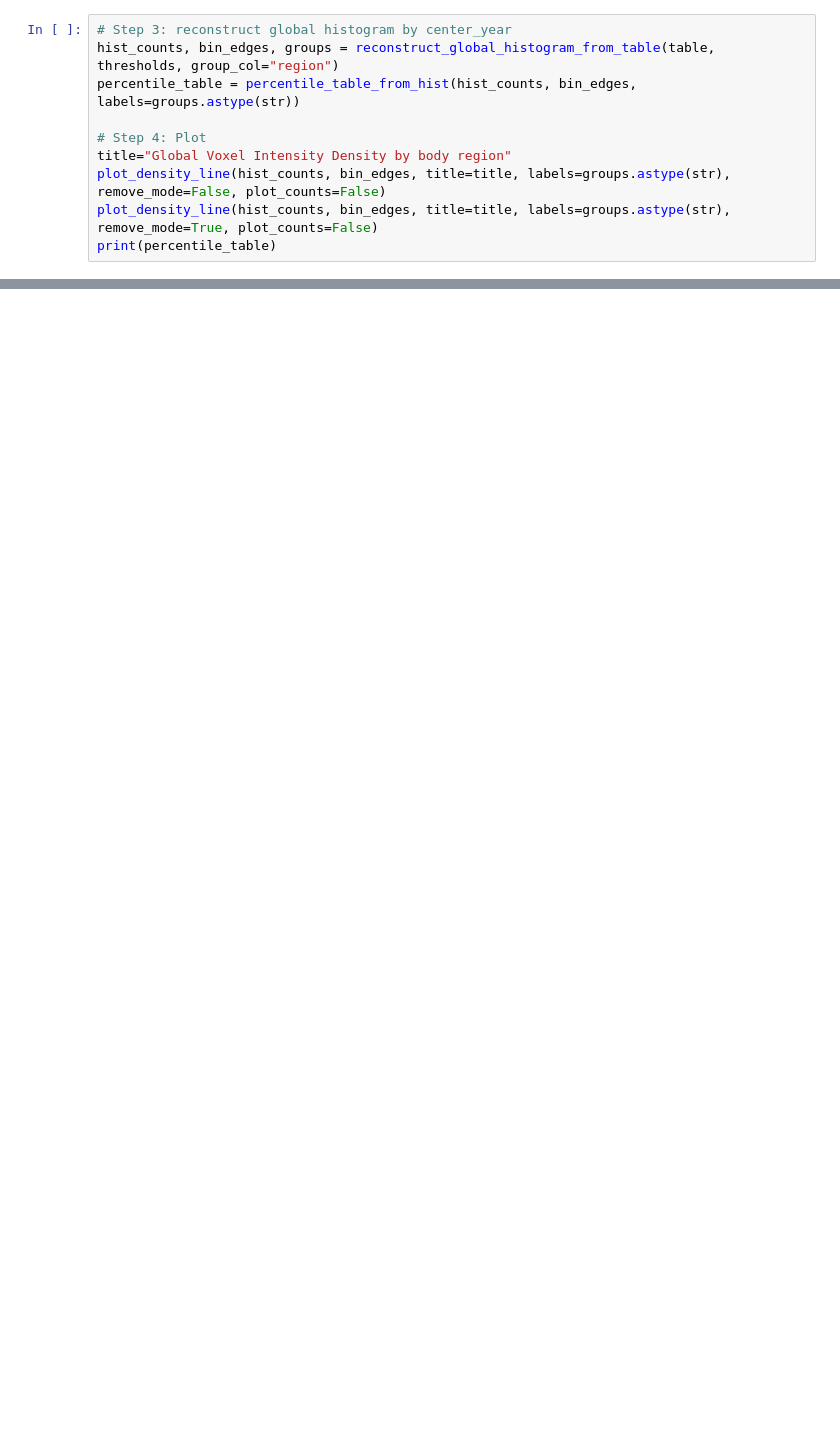
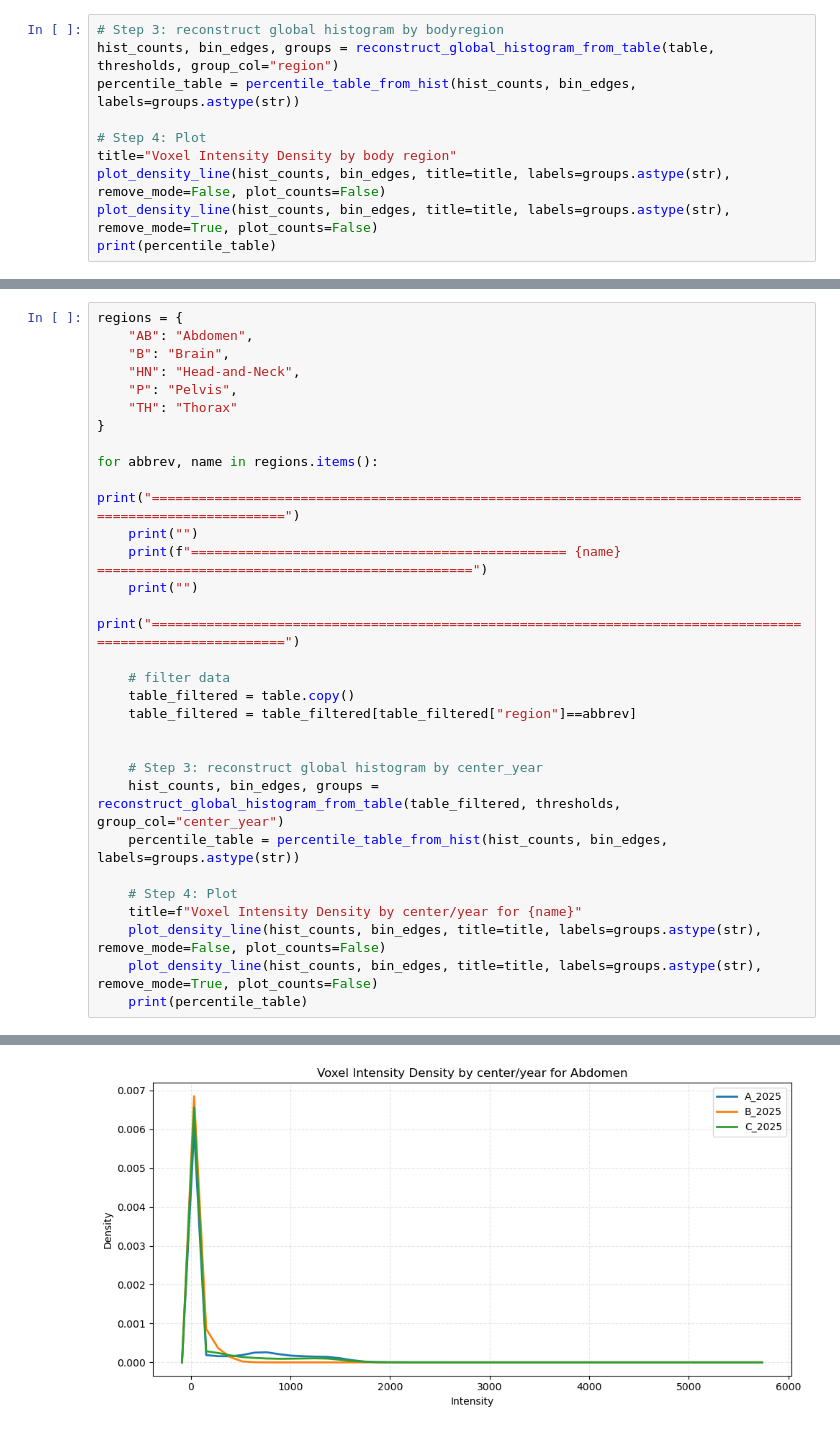
Before and after one commit to NicSchuler/fullbody-sCT, a Jupyter notebook: preprocessing/preprocessing_synthrad/voxel_intensity_distribution_plots.ipynb, the cells around one changed output, grey strips where cells are left out. Drawn from its saved outputs; the diff is of its cells as text; blank space fills up the shorter version.

```diff
--- a/preprocessing/preprocessing_synthrad/voxel_intensity_distribution_plots.ipynb
+++ b/preprocessing/preprocessing_synthrad/voxel_intensity_distribution_plots.ipynb
@@ -492,10 +499,10 @@ print(percentile_table)
 # %%
-# Step 3: reconstruct global histogram by center_year
+# Step 3: reconstruct global histogram by bodyregion
 hist_counts, bin_edges, groups = reconstruct_global_histogram_from_table(table, thresholds, group_col="region")
 percentile_table = percentile_table_from_hist(hist_counts, bin_edges, labels=groups.astype(str))
 
 # Step 4: Plot
-title="Global Voxel Intensity Density by body region"
+title="Voxel Intensity Density by body region"
 plot_density_line(hist_counts, bin_edges, title=title, labels=groups.astype(str), remove_mode=False, plot_counts=False)
 plot_density_line(hist_counts, bin_edges, title=title, labels=groups.astype(str), remove_mode=True, plot_counts=False)
 print(percentile_table)
@@ -510,0 +518,31 @@ print(percentile_table)
+# %%
+regions = {
+    "AB": "Abdomen",
+    "B": "Brain",
+    "HN": "Head-and-Neck",
+    "P": "Pelvis",
+    "TH": "Thorax"
+}
+
+for abbrev, name in regions.items():
+    print("===========================================================================================================")
+    print("")
+    print(f"================================================ {name} ================================================")
+    print("")
+    print("===========================================================================================================")
+
+    # filter data
+    table_filtered = table.copy()
+    table_filtered = table_filtered[table_filtered["region"]==abbrev]
+
+
+    # Step 3: reconstruct global histogram by center_year
+    hist_counts, bin_edges, groups = reconstruct_global_histogram_from_table(table_filtered, thresholds, group_col="center_year")
+    percentile_table = percentile_table_from_hist(hist_counts, bin_edges, labels=groups.astype(str))
+
+    # Step 4: Plot
+    title=f"Voxel Intensity Density by center/year for {name}"
+    plot_density_line(hist_counts, bin_edges, title=title, labels=groups.astype(str), remove_mode=False, plot_counts=False)
+    plot_density_line(hist_counts, bin_edges, title=title, labels=groups.astype(str), remove_mode=True, plot_counts=False)
+    print(percentile_table)
+# %% [output]
@@ -510,0 +554 @@ print(percentile_table)
+[figure, added]
```
Also changed, not shown: parts of 7 cells of this notebook.
